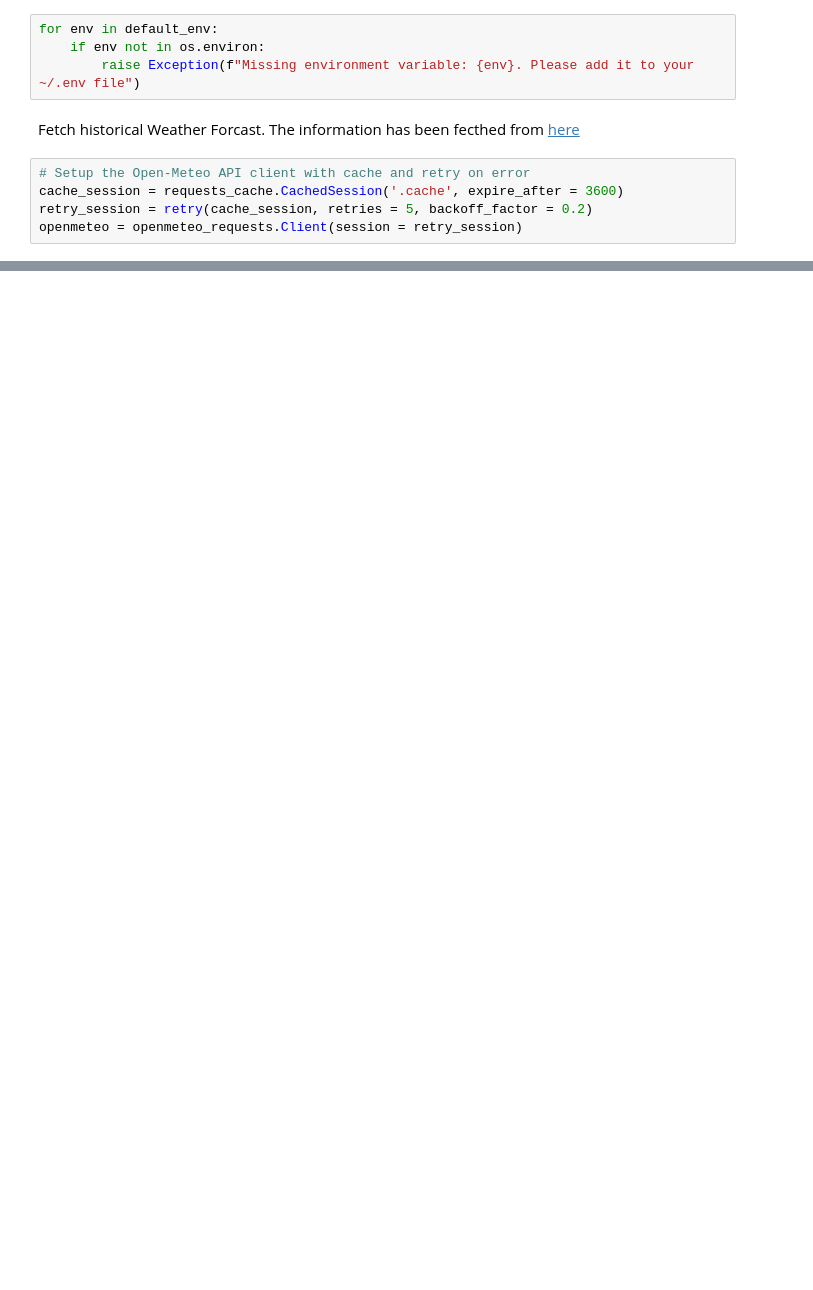
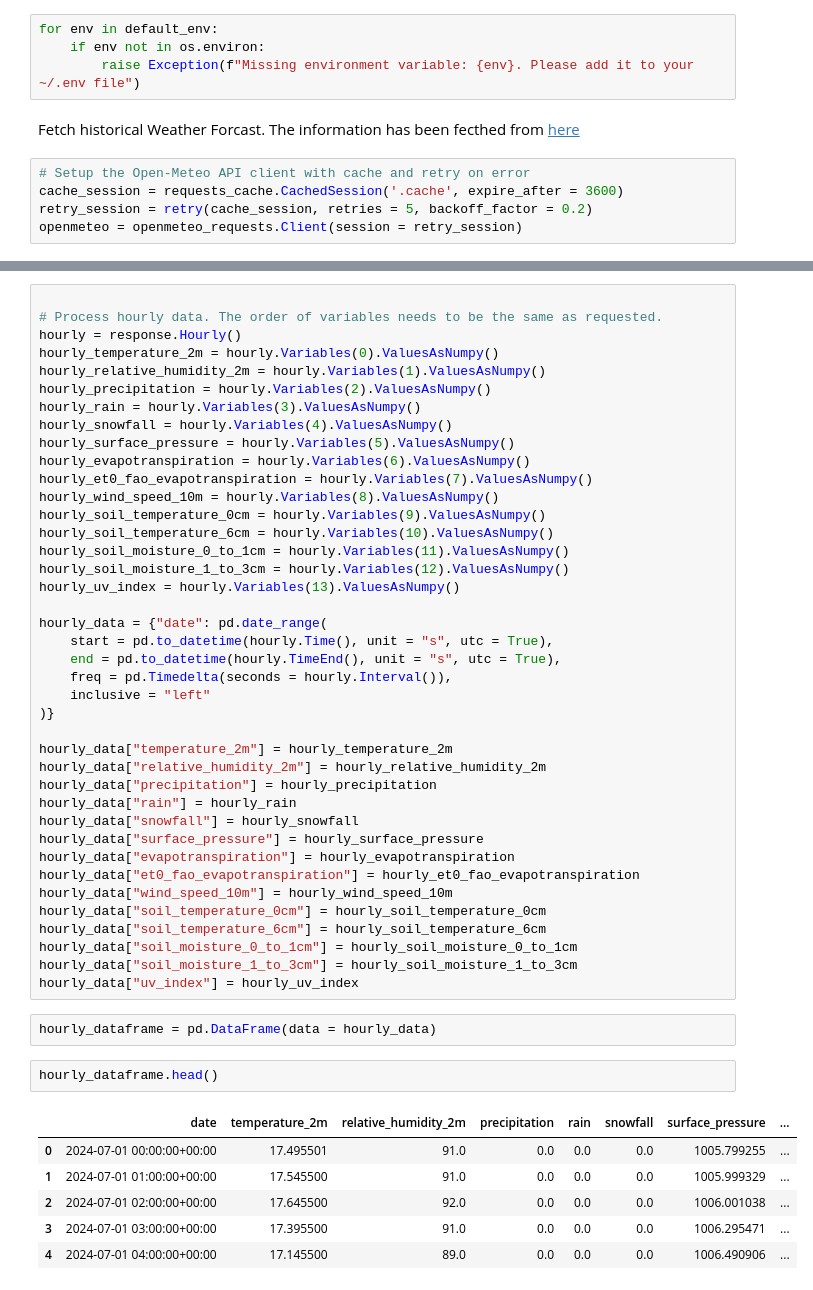
Before and after one commit to MauroAndretta/AgroEye, a Jupyter notebook: notebooks/Weather_Data_Visualization.ipynb, the cells around one changed output, grey strips where cells are left out. Drawn from its saved outputs; the diff is of its cells as text; blank space fills up the shorter version.

```diff
--- a/notebooks/Weather_Data_Visualization.ipynb
+++ b/notebooks/Weather_Data_Visualization.ipynb
@@ -114,0 +214,51 @@ print(daily_dataframe)
+# %%
+
+# Process hourly data. The order of variables needs to be the same as requested.
+hourly = response.Hourly()
+hourly_temperature_2m = hourly.Variables(0).ValuesAsNumpy()
+hourly_relative_humidity_2m = hourly.Variables(1).ValuesAsNumpy()
+hourly_precipitation = hourly.Variables(2).ValuesAsNumpy()
+hourly_rain = hourly.Variables(3).ValuesAsNumpy()
+hourly_snowfall = hourly.Variables(4).ValuesAsNumpy()
+hourly_surface_pressure = hourly.Variables(5).ValuesAsNumpy()
+hourly_evapotranspiration = hourly.Variables(6).ValuesAsNumpy()
+hourly_et0_fao_evapotranspiration = hourly.Variables(7).ValuesAsNumpy()
+hourly_wind_speed_10m = hourly.Variables(8).ValuesAsNumpy()
+hourly_soil_temperature_0cm = hourly.Variables(9).ValuesAsNumpy()
+hourly_soil_temperature_6cm = hourly.Variables(10).ValuesAsNumpy()
+hourly_soil_moisture_0_to_1cm = hourly.Variables(11).ValuesAsNumpy()
+hourly_soil_moisture_1_to_3cm = hourly.Variables(12).ValuesAsNumpy()
+hourly_uv_index = hourly.Variables(13).ValuesAsNumpy()
+
+hourly_data = {"date": pd.date_range(
+	start = pd.to_datetime(hourly.Time(), unit = "s", utc = True),
+	end = pd.to_datetime(hourly.TimeEnd(), unit = "s", utc = True),
+	freq = pd.Timedelta(seconds = hourly.Interval()),
+	inclusive = "left"
+)}
+
+hourly_data["temperature_2m"] = hourly_temperature_2m
+hourly_data["relative_humidity_2m"] = hourly_relative_humidity_2m
+hourly_data["precipitation"] = hourly_precipitation
+hourly_data["rain"] = hourly_rain
+hourly_data["snowfall"] = hourly_snowfall
+hourly_data["surface_pressure"] = hourly_surface_pressure
+hourly_data["evapotranspiration"] = hourly_evapotranspiration
+hourly_data["et0_fao_evapotranspiration"] = hourly_et0_fao_evapotranspiration
+hourly_data["wind_speed_10m"] = hourly_wind_speed_10m
+hourly_data["soil_temperature_0cm"] = hourly_soil_temperature_0cm
+hourly_data["soil_temperature_6cm"] = hourly_soil_temperature_6cm
+hourly_data["soil_moisture_0_to_1cm"] = hourly_soil_moisture_0_to_1cm
+hourly_data["soil_moisture_1_to_3cm"] = hourly_soil_moisture_1_to_3cm
+hourly_data["uv_index"] = hourly_uv_index
+# %%
+hourly_dataframe = pd.DataFrame(data = hourly_data)
+# %%
+hourly_dataframe.head()
+# %% [output]
+|  | date | temperature_2m | relative_humidity_2m | precipitation | rain | snowfall | surface_pressure | ... |
+| 0 | 2024-07-01 00:00:00+00:00 | 17.495501 | 91.0 | 0.0 | 0.0 | 0.0 | 1005.799255 | ... |
+| 1 | 2024-07-01 01:00:00+00:00 | 17.545500 | 91.0 | 0.0 | 0.0 | 0.0 | 1005.999329 | ... |
+| 2 | 2024-07-01 02:00:00+00:00 | 17.645500 | 92.0 | 0.0 | 0.0 | 0.0 | 1006.001038 | ... |
+| 3 | 2024-07-01 03:00:00+00:00 | 17.395500 | 91.0 | 0.0 | 0.0 | 0.0 | 1006.295471 | ... |
+| 4 | 2024-07-01 04:00:00+00:00 | 17.145500 | 89.0 | 0.0 | 0.0 | 0.0 | 1006.490906 | ... |
```
Also changed, not shown: parts of 13 cells of this notebook.
